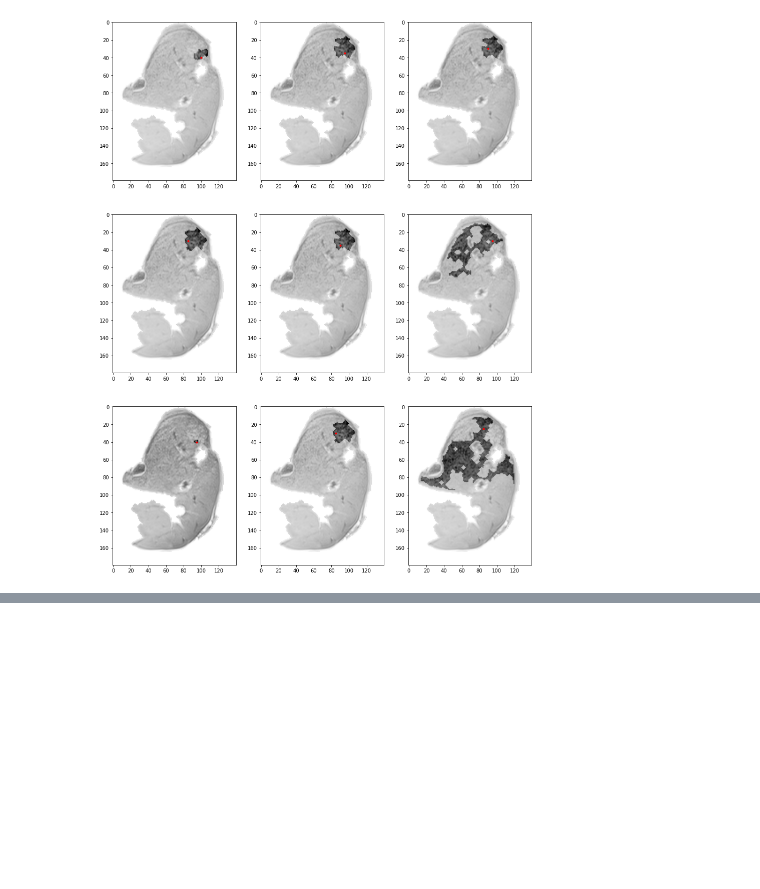
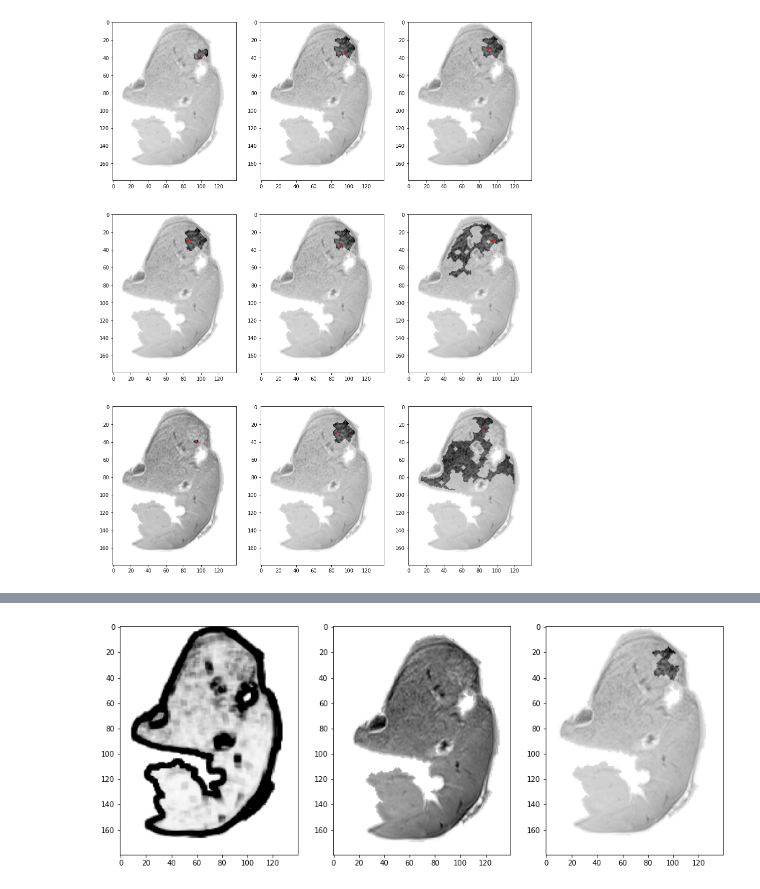
Before and after one commit to defrenned3238/WSBIM2243, a Jupyter notebook: WSBIM2243.ipynb, the cells around one changed output, grey strips where cells are left out. Saved outputs shown, nothing was run; the diff lists cells and outputs as text; code cells hidden in the pictures; blank space fills up the shorter version.

Commit message:
Added starting box from seedpoint

```diff
--- a/WSBIM2243.ipynb
+++ b/WSBIM2243.ipynb
@@ -384,7 +384,8 @@ En S7-S8, nous appliquons des opérateurs morphologiques afin de surestimer le f
 #Nous traitons plusieurs slices pour pouvoir faire resortir le foie en 3D
 #L'execution de cette cellule prend du temps
 OutputData = np.zeros(data.shape)
-SliceStart = 0
+SliceStart = 40
+SliceEnd = 50
 kmeansSlice = [] # You can recover the K-means of this slice here (labels and so on)
 DBSCANSlice = [] # You can recover the DBSCAN of this slice here (labels and so on)
 DBSCANgoodkernel = [] # You can recover the kernel of the "foie" with this list after the DBSCAN (not as simple than k-means since not all data is used)
@@ -394,7 +395,7 @@ for i in range(SliceStart):
     kmeansSlice.append(" ")
     DBSCANSlice.append(" ")
     DBSCANgoodkernel.append(" ")
-for sliceNumber in range(SliceStart, 112):
+for sliceNumber in range(SliceStart, SliceEnd):
     # Recover data of the slice
     sliceData = NewListing2Dwo(data, sliceNumber)
     # Apply K-means to the slice
@@ -803,3 +803,82 @@ for k in range(9):
 # %% [output]
 25.971245638205342
 [figure]
+# %%
+def mean(A):
+    if len(A) == 0:
+        return 0
+    else:
+        return sum(A)/len(A)
+
+# region growing in variance
+image = imagevar.astype(np.int32)
+#print(imagevar[250, 80])
+seed = [245, 75]
+meanData = 0
+sizer = 6
+for i in range(-int(sizer/2), int(sizer/2) + 1):
+    for j in range(-3, 4):
+        meanData += image[seed[0] - i, seed[1] - j]
+meanData = meanData / 25
+toDoList = [seed]
+done = []
+doneData = []
+image = imagevar.astype(np.int32)
+plt.figure(figsize=(15,10))
+plt.subplot(1, 3, 1)
+plt.imshow(image[150:290,40:220].T,cmap='Greys')
+plt.plot(seed[0]-150, seed[1]-40, ',r')
+plt.subplot(1, 3, 2)
+#newimage = np.zeros(image.shape)
+#for i in range(len(image)):
+#    for j in range(len(image[0])):
+#        newimage[i,j] = (20 < image[i, j] < 30)
+#plt.imshow(newimage[150:290,40:220].T,cmap='Greys')
+
+plt.imshow(foieImage[150:290,40:220].T,cmap='Greys')
+
+sensitivity = 4
+while(len(toDoList) > 0):
+    if toDoList[0] in done:
+        toDoList.pop(0)
+    else:
+        tmp = toDoList.pop(0)
+        #print(tmp[0])
+        #print(abs(image[tmp[0]][tmp[1]] - image[tmp[0] - 1][tmp[1]]))
+        done.append(tmp)
+        doneData.append(image[tmp[0]][tmp[1]])
+        try:
+            if abs(meanData - image[tmp[0] - 1][tmp[1]]) < sensitivity:
+                toDoList.append([tmp[0] - 1, tmp[1]])
+        except:
+            print('error')
+        try:
+            if abs(meanData - image[tmp[0] + 1][tmp[1]]) < sensitivity:
+                toDoList.append([tmp[0] + 1, tmp[1]])
+        except:
+            print('error')
+        try:
+            if abs(meanData - image[tmp[0], tmp[1] - 1]) < sensitivity:
+                toDoList.append([tmp[0], tmp[1] - 1])
+        except:
+            print('error')
+        try:
+            if abs(meanData - image[tmp[0]][tmp[1] + 1]) < sensitivity:
+                toDoList.append([tmp[0], tmp[1] + 1])
+        except:
+            print('error')
+done = np.array(done)
+newDone = np.zeros(image.shape)
+for i in done:
+    newDone[i[0], i[1]] = 1
+
+kernel = np.ones((3,3),np.uint8)
+kernel[0, 0] = 0
+kernel[2, 0] = 0
+kernel[0, 2] = 0
+kernel[2, 2] = 0
+newDone = cv2.dilate(newDone,kernel,iterations = 2)
+newDone = cv2.erode(newDone,kernel,iterations = 2)
+plt.subplot(1, 3, 3)
+plt.imshow((newDone*foieImage[5:315, 5:255]*1 + foieImage[5:315, 5:255])[150:290,40:220].T,cmap='Greys')
+# %% [output]
@@ -805,0 +886 @@ for k in range(9):
+[figure, added]
```
Also changed, not shown: parts of 2 cells of this notebook.
